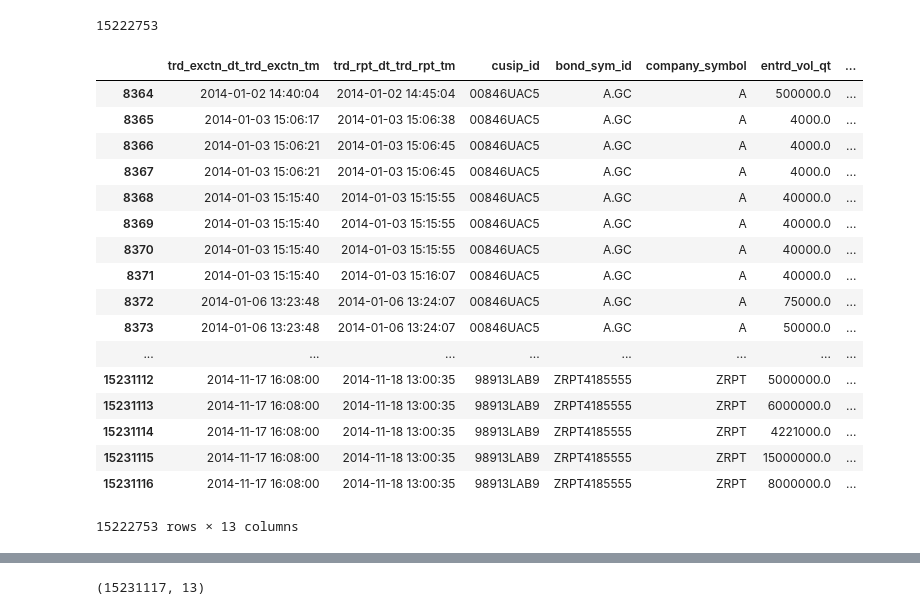
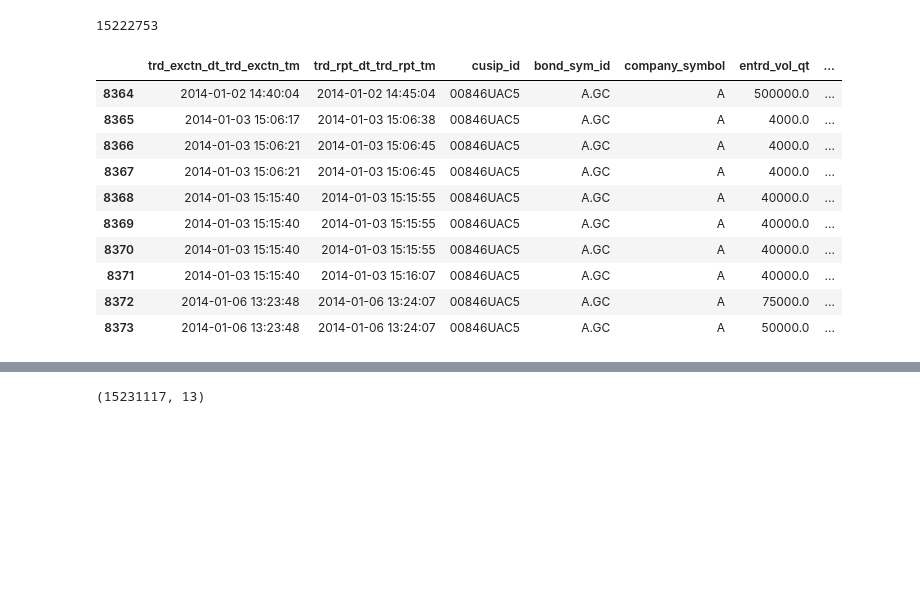
Before and after one commit to raymond180/FINRA_TRACE, a Jupyter notebook: Notebooks/Trace_from_WRDS.ipynb, the cells around one changed output, grey strips where cells are left out. Saved outputs shown, nothing was run; the diff lists cells and outputs as text; code cells hidden in the pictures; blank space fills up the shorter version.

```diff
--- a/Notebooks/Trace_from_WRDS.ipynb
+++ b/Notebooks/Trace_from_WRDS.ipynb
@@ -57,26 +46,19 @@ data['company_symbol'].count()
 # %% [output]
 15222753
 # %%
-data.loc[(data['bond_sym_id'] != '.')]
+data.loc[(data['bond_sym_id'] != '.')].head(10)
 # %% [output]
 |  | trd_exctn_dt_trd_exctn_tm | trd_rpt_dt_trd_rpt_tm | cusip_id | bond_sym_id | company_symbol | entrd_vol_qt | ... |
 | 8364 | 2014-01-02 14:40:04 | 2014-01-02 14:45:04 | 00846UAC5 | A.GC | A | 500000.0 | ... |
 | 8365 | 2014-01-03 15:06:17 | 2014-01-03 15:06:38 | 00846UAC5 | A.GC | A | 4000.0 | ... |
 | 8366 | 2014-01-03 15:06:21 | 2014-01-03 15:06:45 | 00846UAC5 | A.GC | A | 4000.0 | ... |
 | 8367 | 2014-01-03 15:06:21 | 2014-01-03 15:06:45 | 00846UAC5 | A.GC | A | 4000.0 | ... |
 | 8368 | 2014-01-03 15:15:40 | 2014-01-03 15:15:55 | 00846UAC5 | A.GC | A | 40000.0 | ... |
 | 8369 | 2014-01-03 15:15:40 | 2014-01-03 15:15:55 | 00846UAC5 | A.GC | A | 40000.0 | ... |
 | 8370 | 2014-01-03 15:15:40 | 2014-01-03 15:15:55 | 00846UAC5 | A.GC | A | 40000.0 | ... |
 | 8371 | 2014-01-03 15:15:40 | 2014-01-03 15:16:07 | 00846UAC5 | A.GC | A | 40000.0 | ... |
 | 8372 | 2014-01-06 13:23:48 | 2014-01-06 13:24:07 | 00846UAC5 | A.GC | A | 75000.0 | ... |
 | 8373 | 2014-01-06 13:23:48 | 2014-01-06 13:24:07 | 00846UAC5 | A.GC | A | 50000.0 | ... |
-| ... | ... | ... | ... | ... | ... | ... | ... |
-| 15231112 | 2014-11-17 16:08:00 | 2014-11-18 13:00:35 | 98913LAB9 | ZRPT4185555 | ZRPT | 5000000.0 | ... |
-| 15231113 | 2014-11-17 16:08:00 | 2014-11-18 13:00:35 | 98913LAB9 | ZRPT4185555 | ZRPT | 6000000.0 | ... |
-| 15231114 | 2014-11-17 16:08:00 | 2014-11-18 13:00:35 | 98913LAB9 | ZRPT4185555 | ZRPT | 4221000.0 | ... |
-| 15231115 | 2014-11-17 16:08:00 | 2014-11-18 13:00:35 | 98913LAB9 | ZRPT4185555 | ZRPT | 15000000.0 | ... |
-| 15231116 | 2014-11-17 16:08:00 | 2014-11-18 13:00:35 | 98913LAB9 | ZRPT4185555 | ZRPT | 8000000.0 | ... |
-15222753 rows × 13 columns
 # %%
 data.dtypes
 # %% [output]
```
Also changed, not shown: parts of 2 cells of this notebook.
